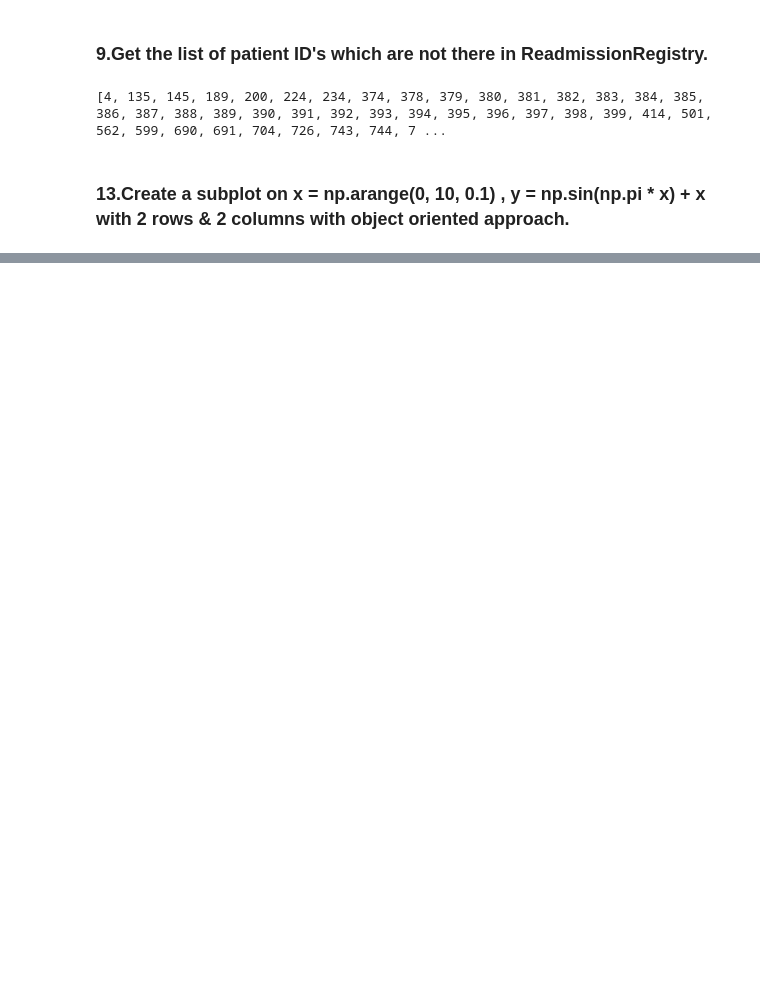
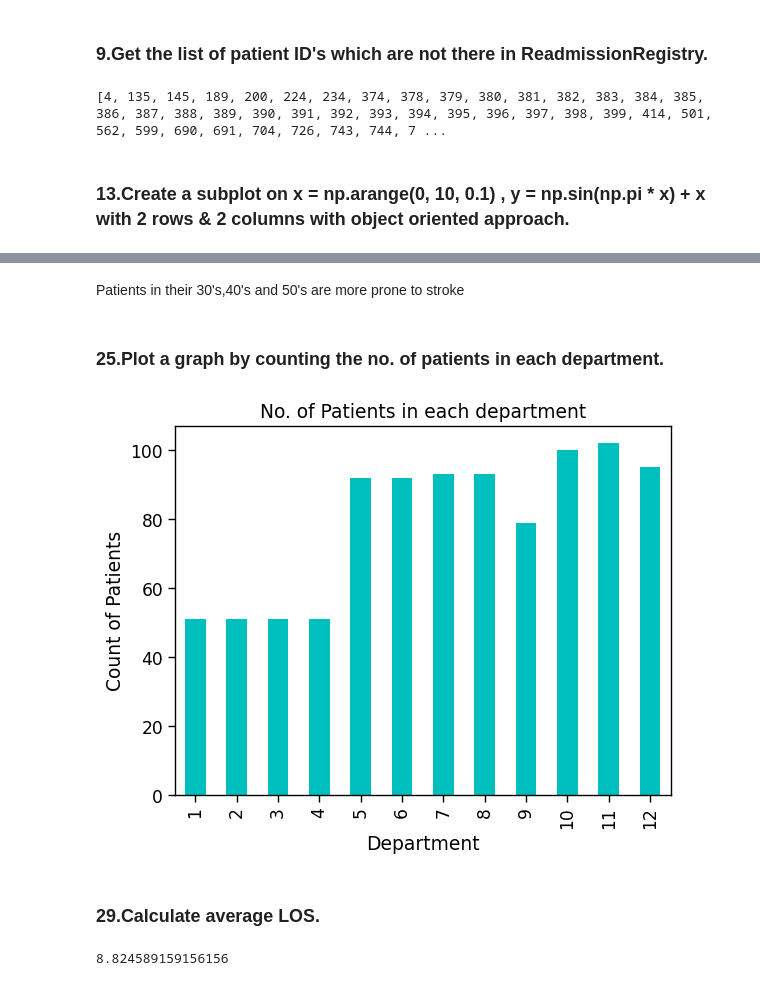
Before and after one commit to svmamidi/Python-Pandas, a Jupyter notebook: Python-Pandas-Sonal.ipynb, the cells around one changed output, grey strips where cells are left out. Saved outputs shown, nothing was run; the diff lists cells and outputs as text; code cells hidden in the pictures; blank space fills up the shorter version.

```diff
--- a/Python-Pandas-Sonal.ipynb
+++ b/Python-Pandas-Sonal.ipynb
@@ -113,0 +159,16 @@ for i in range(2):
+# %% [markdown]
+ Patients in their  30's,40's and 50's are more prone to stroke
+# %% [markdown]
+### 25.Plot a graph by counting the no. of patients in each department.
+# %%
+df_AV.groupby(["VisitDepartmentID"])["PatientMRN"].count().plot(kind='bar',color = 'c',ylabel='Count of Patients',xlabel='Department',title='No. of Patients in each department')
+plt.show()
+# %% [output]
+[figure, added]
+# %% [markdown]
+### 29.Calculate average LOS.
+# %%
+#approch-1 by using mean() function
+df_RR["ExpectedLOS"].mean()
+# %% [output]
+8.824589159156156
```
Also changed, not shown: parts of 35 cells of this notebook.
